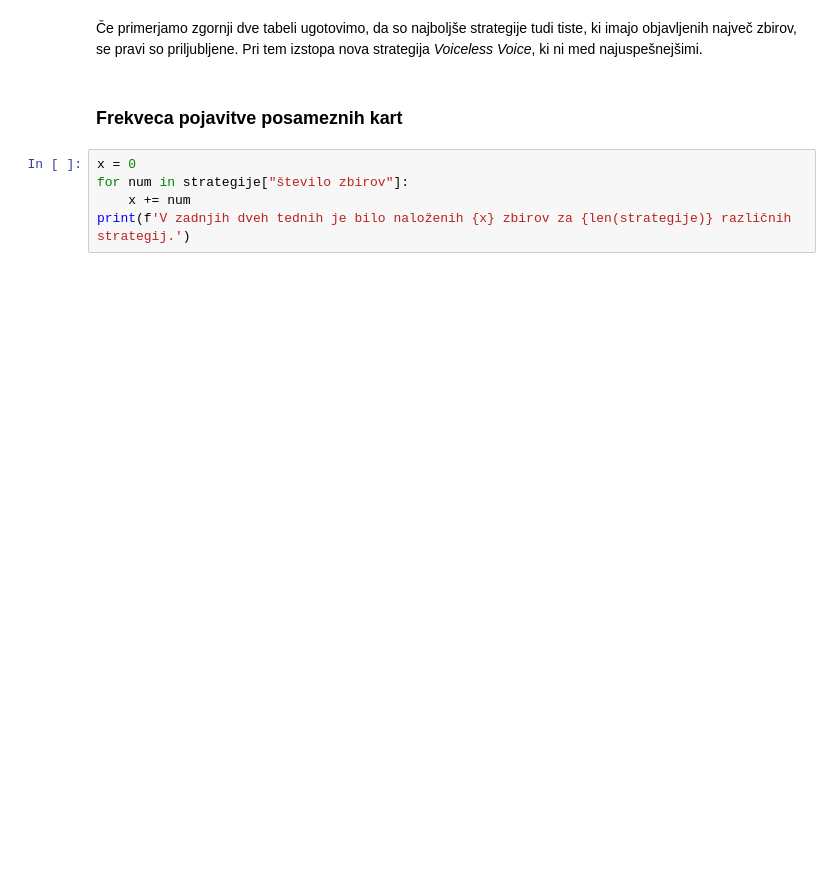
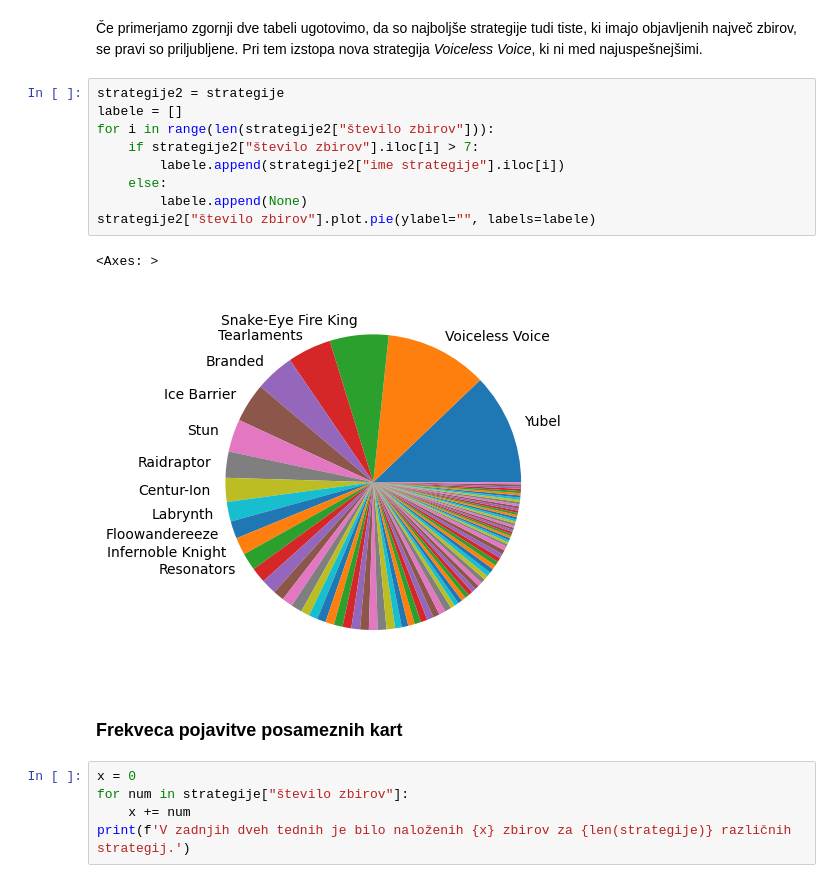
Before and after one commit to MatevzJausovec/Uvod-v-programiranje---Projektna-naloga, a Jupyter notebook: predstavitev.ipynb, the cells around one changed output. Saved outputs shown, nothing was run; the diff lists cells and outputs as text; blank space fills up the shorter version.

```diff
--- a/predstavitev.ipynb
+++ b/predstavitev.ipynb
@@ -62,5 +66,17 @@ strategije.head(10)
 # %% [markdown]
 Če primerjamo zgornji dve tabeli ugotovimo, da so najboljše strategije tudi tiste, ki imajo objavljenih največ zbirov, se pravi so priljubljene. Pri tem izstopa nova strategija *Voiceless Voice*, ki ni med najuspešnejšimi.
+# %%
+strategije2 = strategije
+labele = []
+for i in range(len(strategije2["število zbirov"])):
+    if strategije2["število zbirov"].iloc[i] > 7:
+        labele.append(strategije2["ime strategije"].iloc[i])
+    else:
+        labele.append(None)
+strategije2["število zbirov"].plot.pie(ylabel="", labels=labele)
+# %% [output]
+<Axes: >
+[figure, added]
 # %% [markdown]
 ### Frekveca pojavitve posameznih kart
 # %%
```
Also changed, not shown: parts of 22 cells of this notebook, 1 other file.
